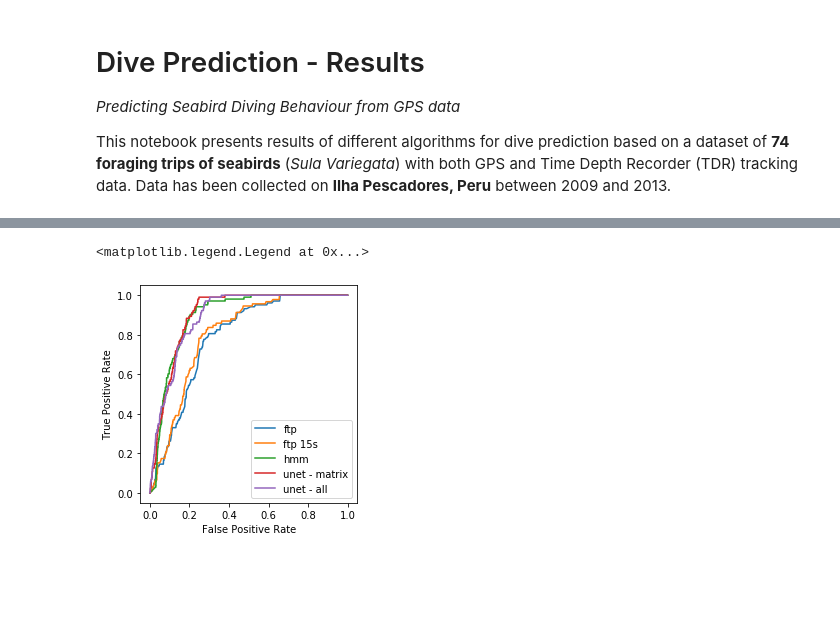
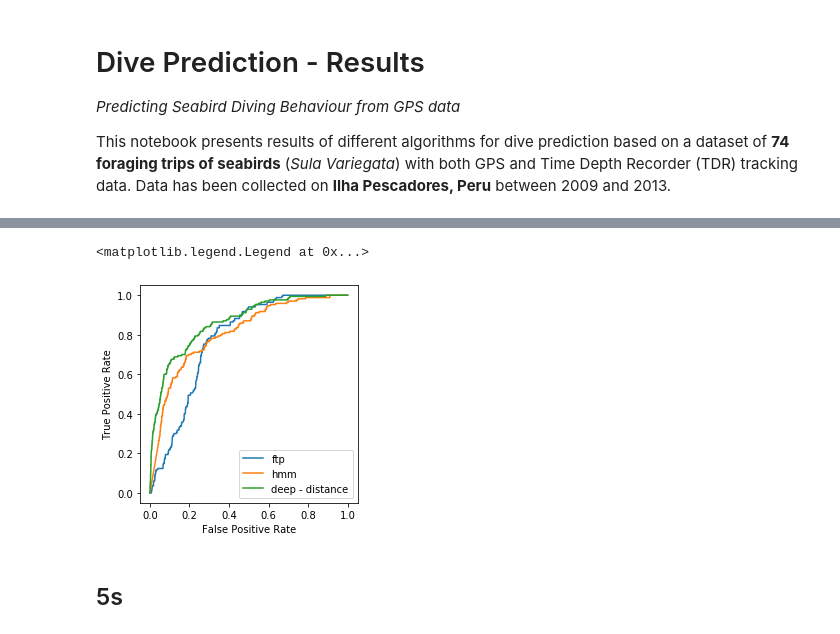
Before and after one commit to AmedeeRoy/BirdDL, a Jupyter notebook: dive_prediction_results.ipynb, the cells around one changed output, grey strips where cells are left out. Drawn from its saved outputs; the diff is of its cells as text; code cells hidden in the pictures; blank space fills up the shorter version.

```diff
--- a/dive_prediction_results.ipynb
+++ b/dive_prediction_results.ipynb
@@ -51,32 +46,30 @@ def outsampling(data, resolution):
+# %%
+deep_distance = pd.read_csv('./results/deep_distance_11_1_1s.csv')
+
+hmm = pd.read_csv('./results/hmm_prediction_1s.csv')
+ftp = pd.read_csv('./results/ftp_prediction_1s.csv')
 # %%
 fig, ax = plt.subplots()
 ax.set_aspect('equal')
 ax.set_xlabel('False Positive Rate')
 ax.set_ylabel('True Positive Rate')
 
 # FTP
 d = roc(ftp)
 plt.plot(d[0], d[1], label = 'ftp')
 
-ftp_ = outsampling(ftp, 3)
-d = roc(ftp_)
-plt.plot(d[0], d[1], label = 'ftp 15s')
-
-
 # HMM
 d = roc(hmm)
 plt.plot(d[0], d[1], label = 'hmm')
 
-# UNET - matrix
-d = roc(unet_mp)
-plt.plot(d[0], d[1], label = 'unet - matrix')
-
-# UNET -all
-d = roc(unet_all)
-plt.plot(d[0], d[1], label = 'unet - all')
+# Deep - distance
+d = roc(deep_distance)
+plt.plot(d[0], d[1], label = 'deep - distance')
 
 
 plt.legend()
 # %% [output]
 <matplotlib.legend.Legend at 0x...>
-[figure, old version]
+[figure, new version]
+# %% [markdown]
+## 5s
```
Also changed, not shown: parts of 8 cells of this notebook, 29 other files.
